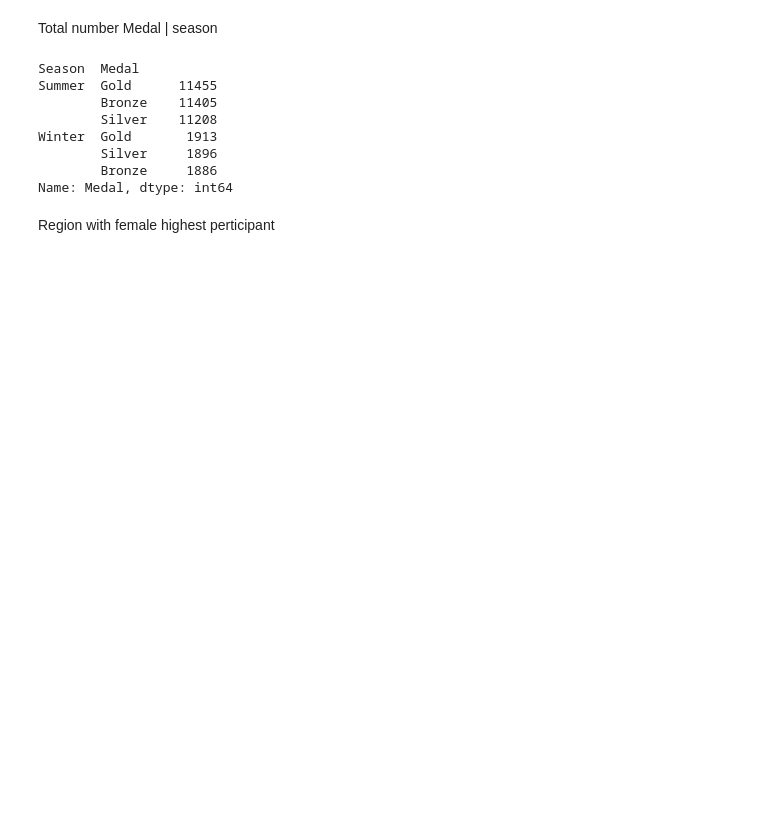
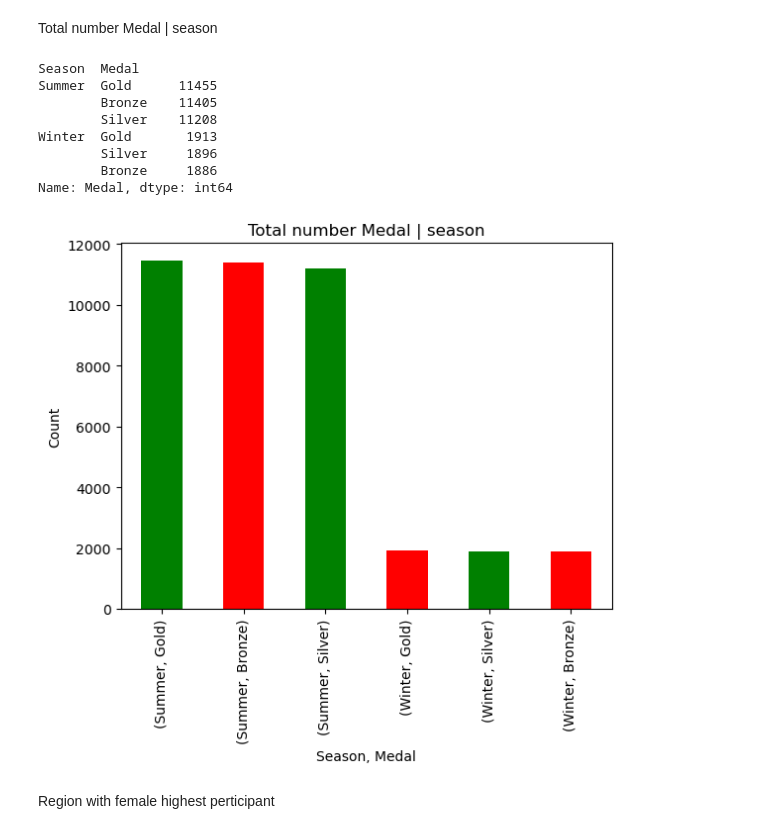
Before and after one commit to dgorgo/Jupyter, a Jupyter notebook: hamoye_group_project1.ipynb, the cells around one changed output. Cells and saved outputs as stored; diff of their text form; code cells hidden in the pictures; blank space fills up the shorter version.

```diff
--- a/hamoye_group_project1.ipynb
+++ b/hamoye_group_project1.ipynb
@@ -247,16 +279,24 @@ Name: Sex, dtype: int64
 Total number Medal | season
 # %%
 G_season=com_table.groupby('Season')['Medal'].value_counts().sort_values(ascending =False)
+
+colors = ['green', 'red']
+
+G_season.plot(kind ='bar', color = colors)
+plt.xlabel('Season, Medal')
+plt.ylabel('Count')
+plt.title('Total number Medal | season')
 print(G_season)
 # %% [output]
 Season  Medal
 Summer  Gold      11455
         Bronze    11405
         Silver    11208
 Winter  Gold       1913
         Silver     1896
         Bronze     1886
 Name: Medal, dtype: int64
+[figure, added]
 # %% [markdown]
 Region with female highest perticipant
 # %%
```
Also changed, not shown: parts of 23 cells of this notebook.
